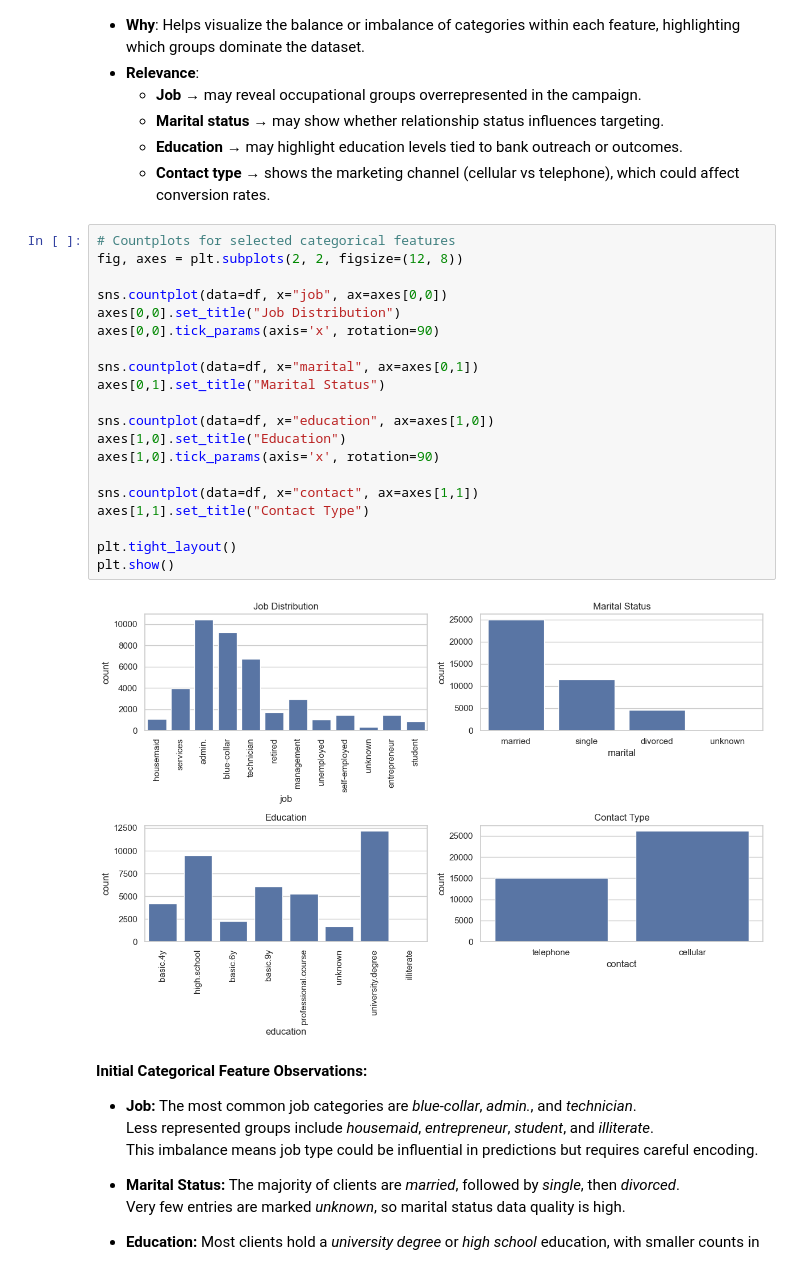
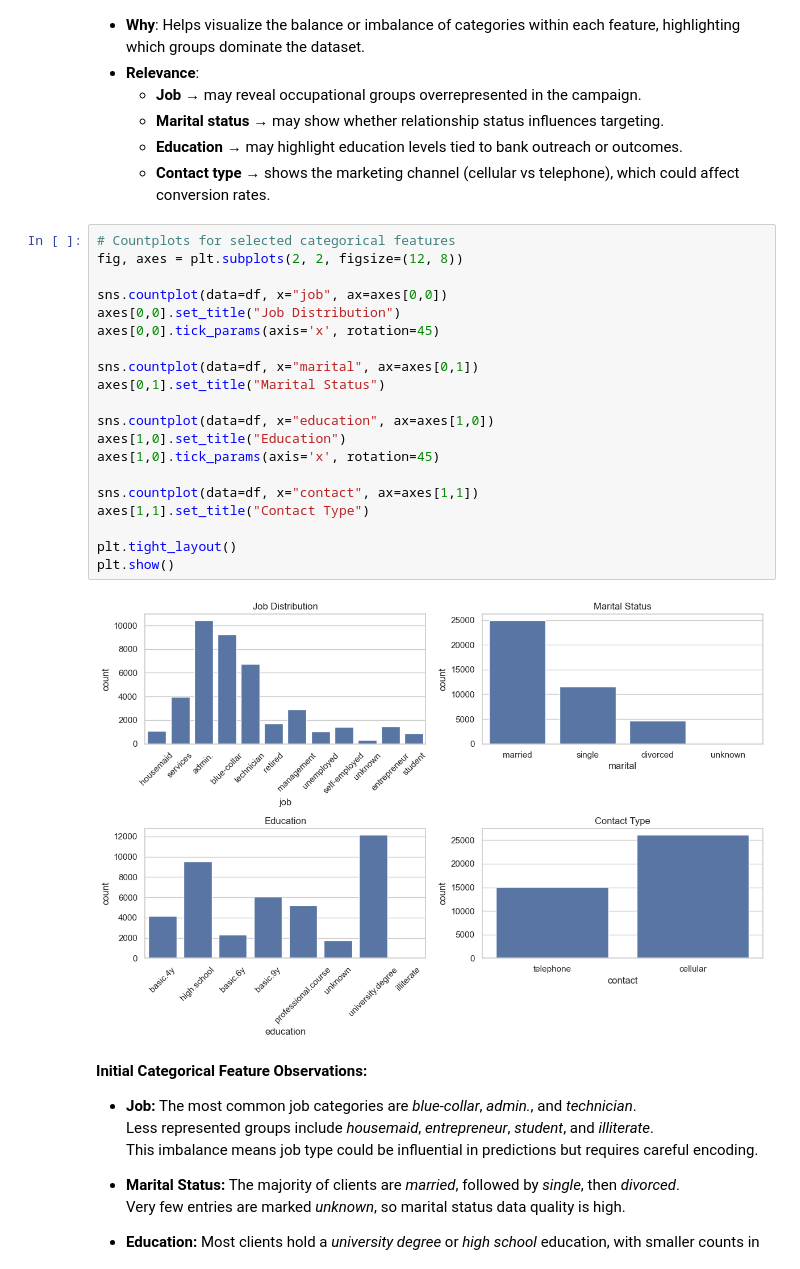
Before and after one commit to randel-bjorkquist/jupyter-notebooks-vscode, a Jupyter notebook: Project2_Machine_Learning.ipynb, the cells around one changed output. Saved outputs shown, nothing was run; the diff lists cells and outputs as text.

```diff
--- a/Project2_Machine_Learning.ipynb
+++ b/Project2_Machine_Learning.ipynb
@@ -500,25 +500,25 @@ This means accuracy alone will be misleading — we must focus on metrics like P
 # %%
 # Countplots for selected categorical features
 fig, axes = plt.subplots(2, 2, figsize=(12, 8))
 
 sns.countplot(data=df, x="job", ax=axes[0,0])
 axes[0,0].set_title("Job Distribution")
-axes[0,0].tick_params(axis='x', rotation=90)
+axes[0,0].tick_params(axis='x', rotation=45)
 
 sns.countplot(data=df, x="marital", ax=axes[0,1])
 axes[0,1].set_title("Marital Status")
 
 sns.countplot(data=df, x="education", ax=axes[1,0])
 axes[1,0].set_title("Education")
-axes[1,0].tick_params(axis='x', rotation=90)
+axes[1,0].tick_params(axis='x', rotation=45)
 
 sns.countplot(data=df, x="contact", ax=axes[1,1])
 axes[1,1].set_title("Contact Type")
 
 plt.tight_layout()
 plt.show()
 # %% [output]
-[figure, old version]
+[figure, new version]
 # %% [markdown]
 **Initial Categorical Feature Observations:**
 
```
Also changed, not shown: parts of 8 cells of this notebook.
